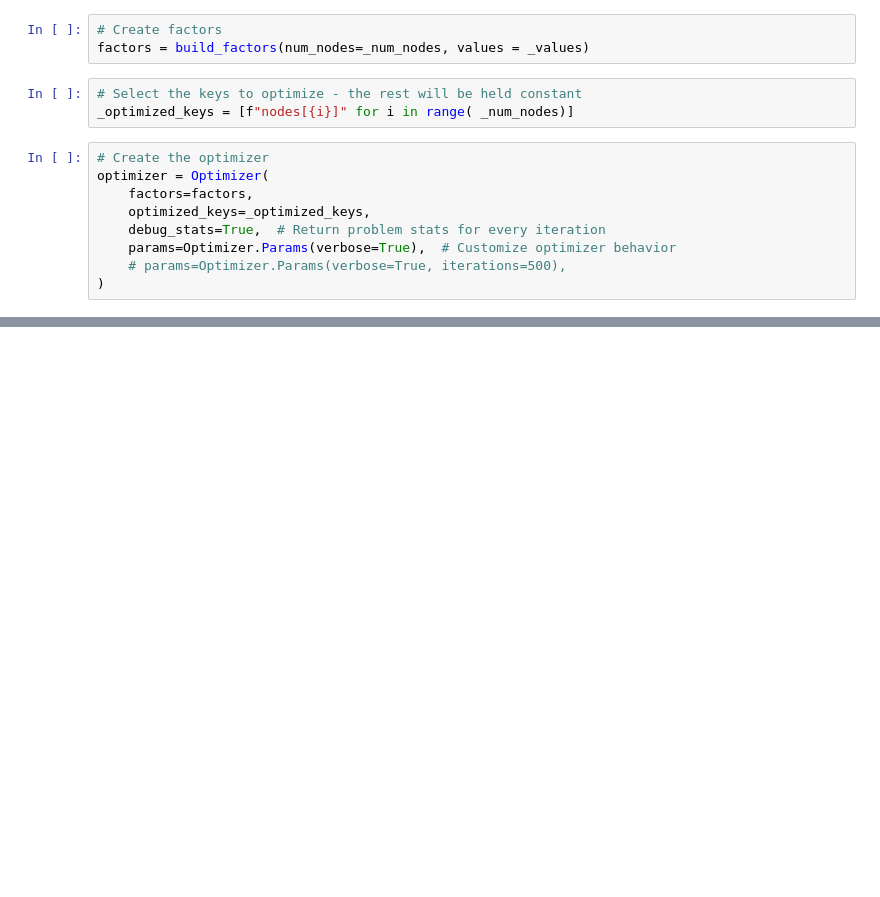
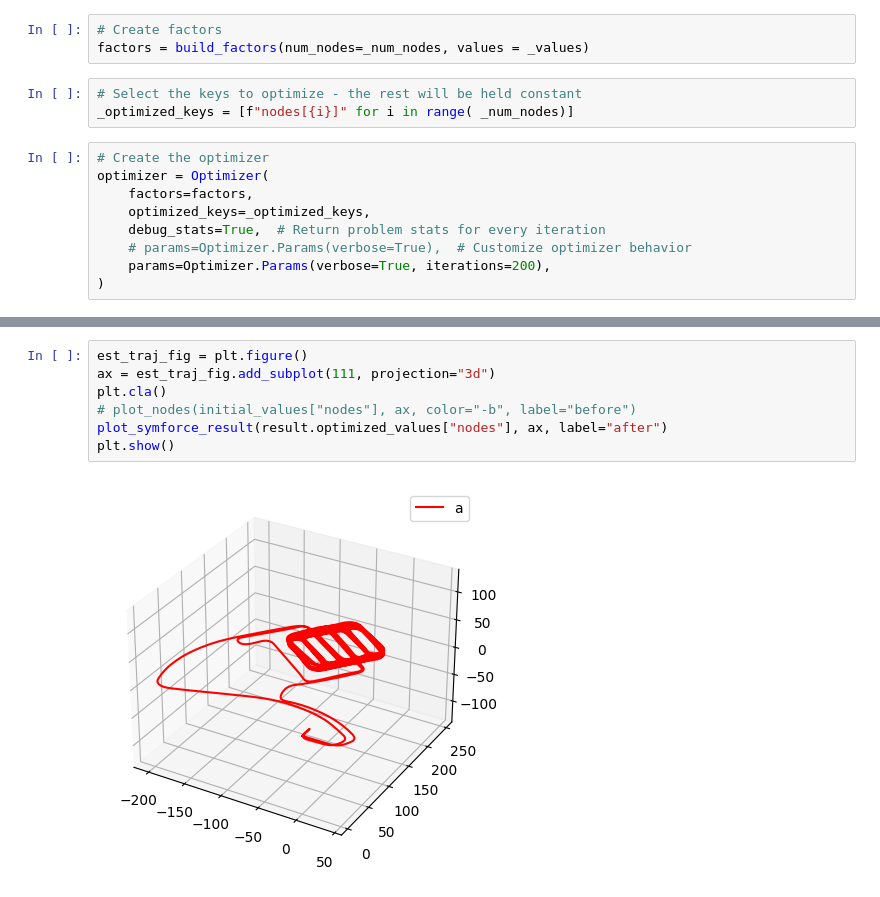
Before and after one commit to VineetTambe/symforce-pgo, a Jupyter notebook: pose_graph_opt/src/sym-pgo.ipynb, the cells around one changed output, grey strips where cells are left out. Saved outputs shown, nothing was run; the diff lists cells and outputs as text; blank space fills up the shorter version.

```diff
--- a/pose_graph_opt/src/sym-pgo.ipynb
+++ b/pose_graph_opt/src/sym-pgo.ipynb
@@ -300,8 +216,8 @@ optimizer = Optimizer(
     factors=factors,
     optimized_keys=_optimized_keys,
     debug_stats=True,  # Return problem stats for every iteration
-    params=Optimizer.Params(verbose=True),  # Customize optimizer behavior
-    # params=Optimizer.Params(verbose=True, iterations=500),
+    # params=Optimizer.Params(verbose=True),  # Customize optimizer behavior
+    params=Optimizer.Params(verbose=True, iterations=200),
 )
 # %%
 # Solve and return the result
@@ -354,0 +306,9 @@ def plot_nodes(nodes, ax, color="-r", label=""):
+# %%
+est_traj_fig = plt.figure()
+ax = est_traj_fig.add_subplot(111, projection="3d")
+plt.cla()
+# plot_nodes(initial_values["nodes"], ax, color="-b", label="before")
+plot_symforce_result(result.optimized_values["nodes"], ax, label="after")
+plt.show()
+# %% [output]
+[figure, added]
```
Also changed, not shown: parts of 10 cells of this notebook.
